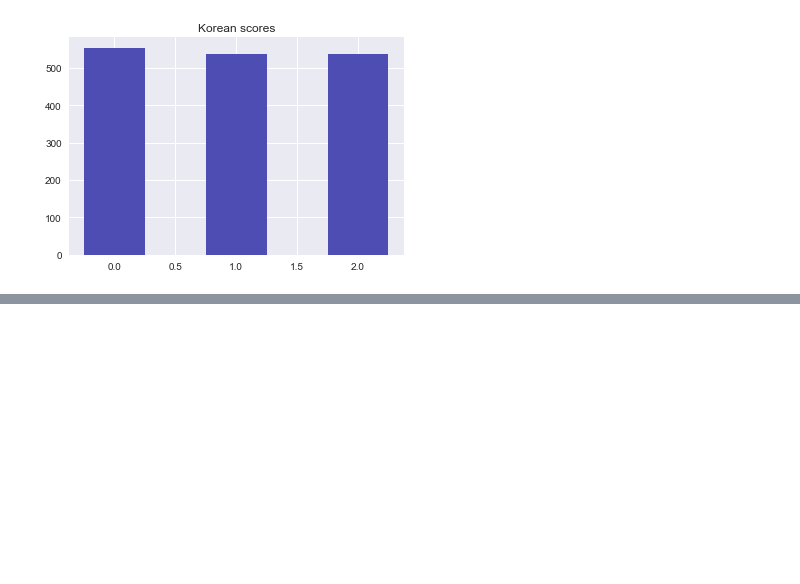
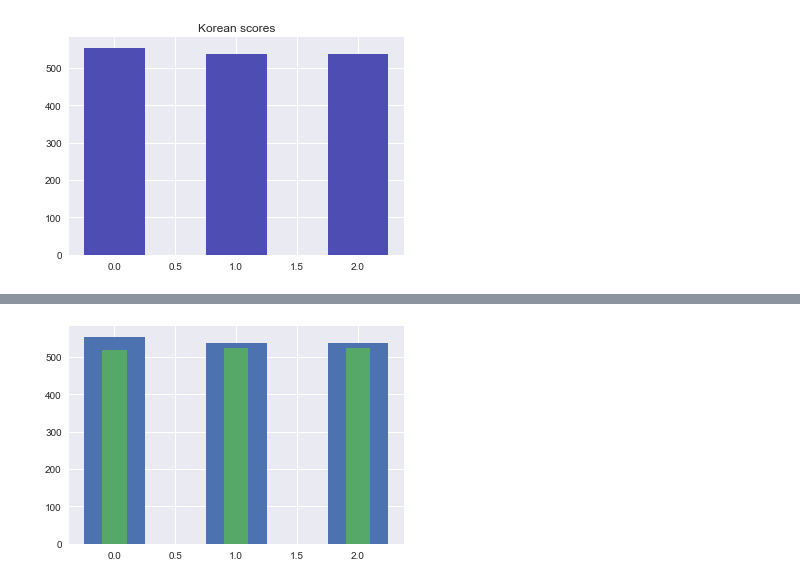
Before and after one commit to jhonasttan/pythonBegToAdClass, a Jupyter notebook: sect14-project9-DataVisiualization/mainNoteBook.ipynb, the cells around one changed output, grey strips where cells are left out. Saved outputs shown, nothing was run; the diff lists cells and outputs as text; code cells hidden in the pictures; blank space fills up the shorter version.

```diff
--- a/sect14-project9-DataVisiualization/mainNoteBook.ipynb
+++ b/sect14-project9-DataVisiualization/mainNoteBook.ipynb
@@ -238,0 +272,7 @@ Text(0.5,1,'Korean scores')
+# %%
+#modify the size of Canada bar to '.2', making it thinner
+k1 = plt.bar(index, korea_scores, .5)
+c1 = plt.bar(index, canada_scores, .2)
+plt.grid(True)
+# %% [output]
+[figure, added]
```
Also changed, not shown: parts of 10 cells of this notebook.
